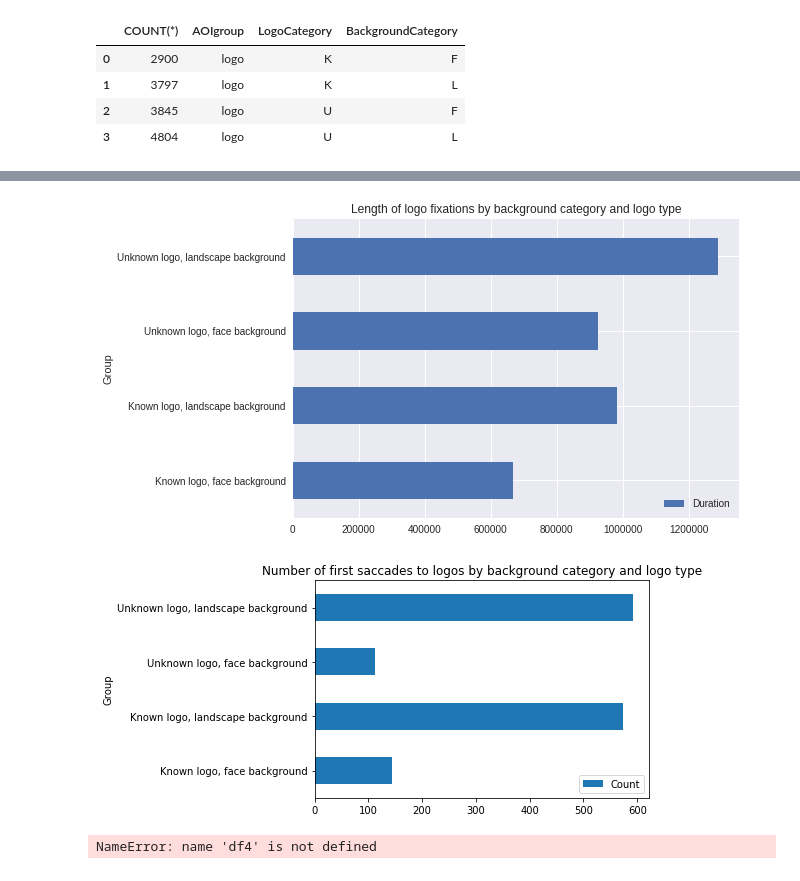
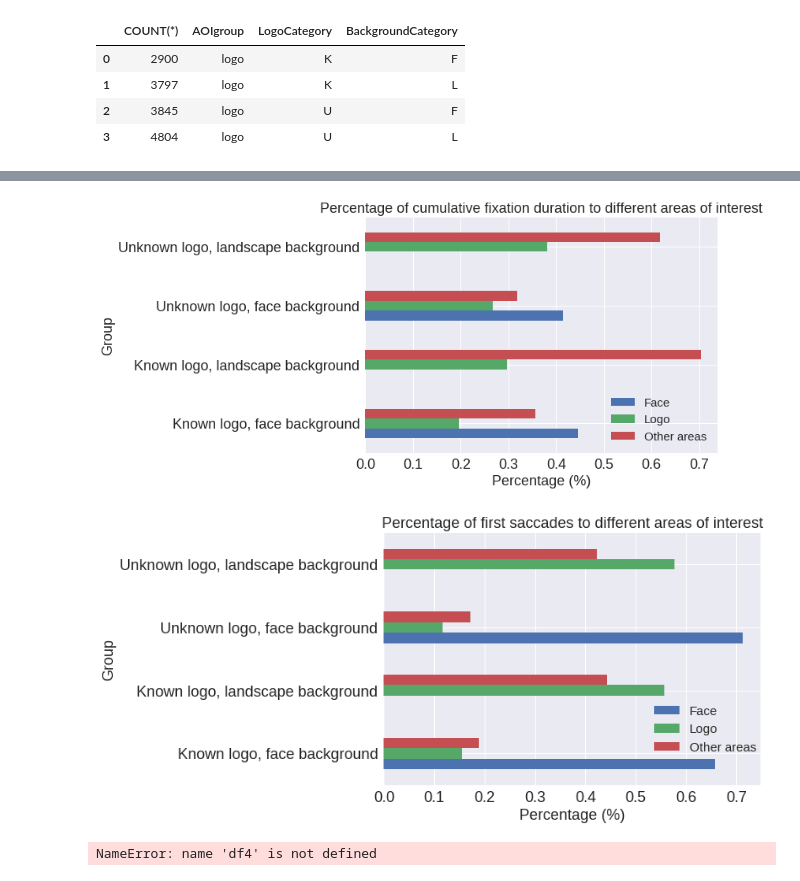
Before and after one commit to alastaa/LSTProject, a Jupyter notebook: Fiksaatioanalyysihommii.ipynb, the cells around one changed output, grey strips where cells are left out. Drawn from its saved outputs; the diff is of its cells as text; code cells hidden in the pictures.

```diff
--- a/Fiksaatioanalyysihommii.ipynb
+++ b/Fiksaatioanalyysihommii.ipynb
@@ -237,3 +243,9 @@ pivoted.plot.barh(x=pivoted.index, y=['Face', 'Logo', 'Nowhere'], title='Number
+# %%
+import matplotlib
+matplotlib.rcParams.update({'font.size': 22})
+import matplotlib.pyplot as plt
+plt.rc('legend',**{'fontsize':15})
+plt.rc('font', **{'size': 18})
 # %%
 pivoted = pivoted.fillna(value='-', downcast='infer')
 pivoted['Face'] = pivoted['Face'].astype(str)
@@ -327,6 +341,22 @@ d = {
 }
 df5['Group'] = (df5['LogoCategory'] + df5['BackgroundCategory']).apply(lambda text: d[text])
 
+data = df5
+
+data = data.drop(['LogoCategory', 'BackgroundCategory'], axis=1)
+data['Group'] = data['Group'].astype(str)
+pivoted = data.pivot(index='Group', columns='AOIgroup')
+
+pivoted.columns = ['Face', 'Logo', 'Other areas']
+pivoted
+pivoted.fillna(value=0, inplace=True)
+pivoted = pivoted.div(pivoted.sum(axis=1), axis=0)
+ax = pivoted.plot.barh(x=pivoted.index, y=['Face', 'Logo', 'Other areas'], title='Percentage of all saccades to different areas of interest')
+ax.set_xlabel('Percentage (%)')
+for item in ([ax.title, ax.xaxis.label, ax.yaxis.label] +
+             ax.get_xticklabels() + ax.get_yticklabels()):
+    item.set_fontsize(18)
+
 all_saccades = df5.plot(x='Group', y=['Count', kind='barh', title='Number of all saccades to logos by background category and logo type')
 all_saccades.get_figure().savefig('all_saccades.png', bbox_inches='tight')
 # %% [output]
@@ -334,16 +364,30 @@ all_saccades.get_figure().savefig('all_saccades.png', bbox_inches='tight')
 # %%
+placeholders = ', '.join('?' for item in BAD_TRIALS)
 df6 = pd.read_sql_query("""
 select SUM(Length) AS Duration, AOIgroup, LogoCategory, BackgroundCategory
 from fixations
-WHERE AOIGroup='logo'
-GROUP BY AOIgroup, LogoCategory, BackgroundCategory""", conn)
+WHERE TrialName NOT IN ({}) AND NOT SubjectName='S0702'
+GROUP BY AOIgroup, LogoCategory, BackgroundCategory""".format(placeholders), conn, params=BAD_TRIALS)
 df6['Group'] = (df6['LogoCategory'] + df6['BackgroundCategory']).apply(lambda text: d[text])
 
+#fixation_length = df6.plot(x='Group', y='Duration', kind='barh', title='Length of logo fixations by background category and logo type')
+#fixation_length.get_figure().savefig('fixation_length.png', bbox_inches='tight')
+data = df6
+data = data.drop(['LogoCategory', 'BackgroundCategory'], axis=1)
+data['Group'] = data['Group'].astype(str)
+pivoted = data.pivot(index='Group', columns='AOIgroup')
 
-fixation_length = df6.plot(x='Group', y='Duration', kind='barh', title='Length of logo fixations by background category and logo type')
-fixation_length.get_figure().savefig('fixation_length.png', bbox_inches='tight')
+pivoted.columns = ['Face', 'Logo', 'Other areas']
+pivoted.fillna(value=0, inplace=True)
+pivoted = pivoted.div(pivoted.sum(axis=1), axis=0)
+ax = pivoted.plot.barh(x=pivoted.index, y=['Face', 'Logo', 'Other areas'], title='Percentage of cumulative fixation duration to different areas of interest')
+ax.set_xlabel('Percentage (%)')
+for item in ([ax.title, ax.xaxis.label, ax.yaxis.label] +
+             ax.get_xticklabels() + ax.get_yticklabels()):
+    item.set_fontsize(18)
+ax.get_figure().savefig('fixation_length.png', bbox_inches='tight')
 # %% [output]
-[figure, old version]
+[figure, new version]
 # %%
 d = {
     'KF': 'Known logo, face background',
@@ -353,10 +397,27 @@ d = {
 }
 df3['Group'] = (df3['LogoCategory'] + df3['BackgroundCategory']).apply(lambda text: d[text])
 
-first_saccades = df3.plot(x='Group', y='Count', kind='barh', title='Number of first saccades to logos by background category and logo type')
-first_saccades.get_figure().savefig('first_saccades.png', bbox_inches='tight')
+data = df3
+data = data.drop(['LogoCategory', 'BackgroundCategory'], axis=1)
+data['Group'] = data['Group'].astype(str)
+pivoted = data.pivot(index='Group', columns='AOIgroup')
+
+pivoted.columns = ['Face', 'Logo', 'Other areas']
+pivoted.fillna(value=0, inplace=True)
+pivoted = pivoted.div(pivoted.sum(axis=1), axis=0)
+#pivoted.columns.name = 'Areas of interest'
+ax = pivoted.plot.barh(x=pivoted.index, y=['Face', 'Logo', 'Other areas'], title='Percentage of first saccades to different areas of interest')
+ax.set_xlabel('Percentage (%)')
+for item in ([ax.title, ax.xaxis.label, ax.yaxis.label] +
+             ax.get_xticklabels() + ax.get_yticklabels()):
+    item.set_fontsize(18)
+ax.legend(loc='lower right', bbox_to_anchor=(1.02, 0.08))
+ax.get_figure().savefig('first_saccades.png', bbox_inches='tight')
+
+#first_saccades = df3.plot(x='Group', y='Count', kind='barh', title='Number of first saccades to logos by background category and logo type')
+#first_saccades.get_figure().savefig('first_saccades.png', bbox_inches='tight')
 # %% [output]
-[figure, old version]
+[figure, new version]
 # %%
 df4['Group'] = (df4['LogoCategory'] + df4['BackgroundCategory']).apply(lambda text: d[text])
 all_saccades = df4.plot(x='Group', y='COUNT(*)', kind='barh', title='Number of all saccades to logos by background category and logo type')
```
Also changed, not shown: parts of 9 cells of this notebook.
